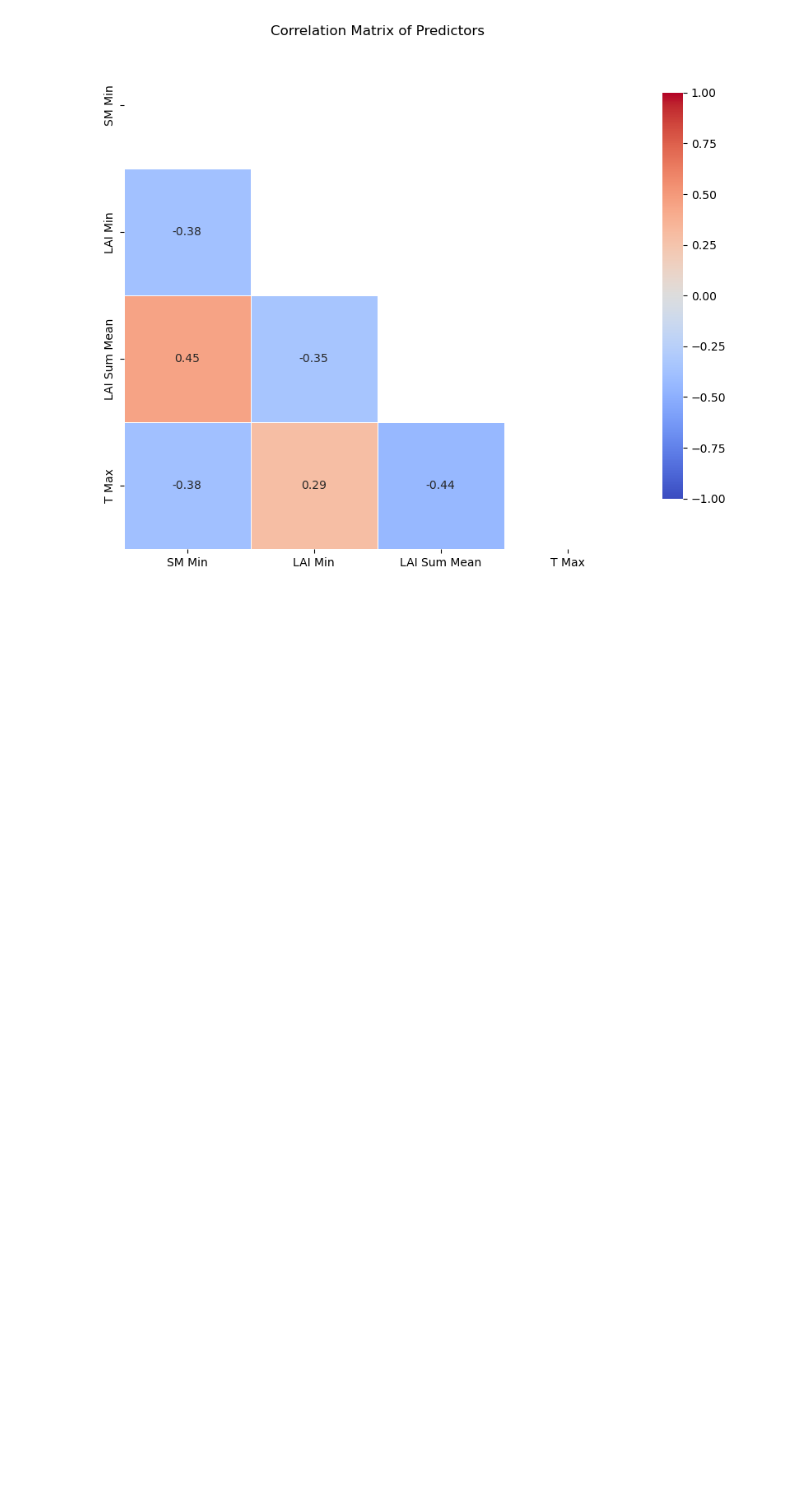
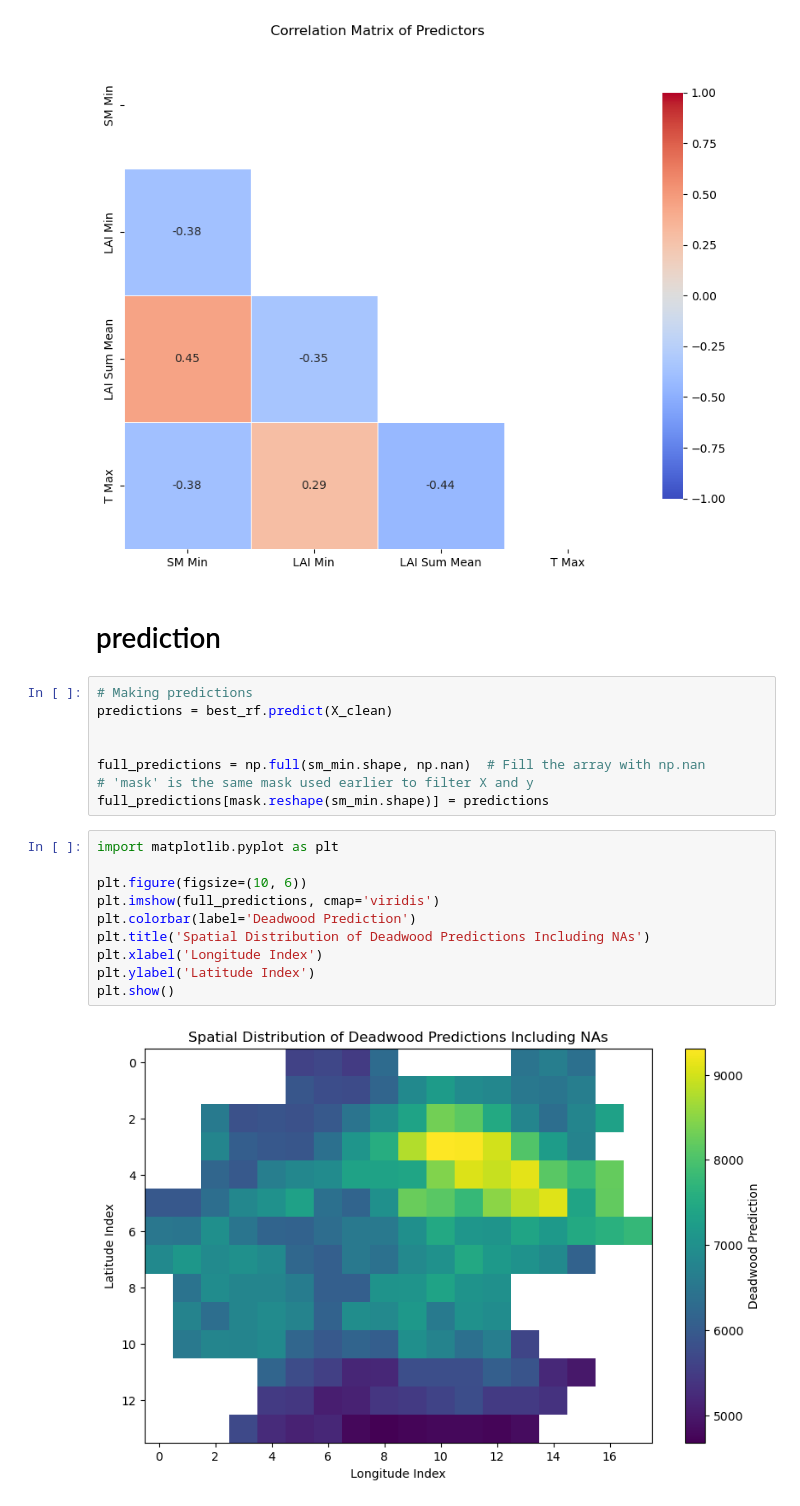
Before and after one commit to justusnoegel/deadwood_prediction, a Jupyter notebook: rf_2.ipynb, the cells around one changed output. Cells and saved outputs as stored; diff of their text form; blank space fills up the shorter version.

```diff
--- a/rf_2.ipynb
+++ b/rf_2.ipynb
@@ -146,3 +146,25 @@ plt.title('Correlation Matrix of Predictors')
 plt.show()
 # %% [output]
 [figure]
+# %% [markdown]
+# prediction
+# %%
+# Making predictions
+predictions = best_rf.predict(X_clean)
+
+
+full_predictions = np.full(sm_min.shape, np.nan)  # Fill the array with np.nan
+# 'mask' is the same mask used earlier to filter X and y
+full_predictions[mask.reshape(sm_min.shape)] = predictions
+# %%
+import matplotlib.pyplot as plt
+
+plt.figure(figsize=(10, 6))
+plt.imshow(full_predictions, cmap='viridis')
+plt.colorbar(label='Deadwood Prediction')
+plt.title('Spatial Distribution of Deadwood Predictions Including NAs')
+plt.xlabel('Longitude Index')
+plt.ylabel('Latitude Index')
+plt.show()
+# %% [output]
+[figure, added]
```
Also changed, not shown: parts of 3 cells of this notebook.
